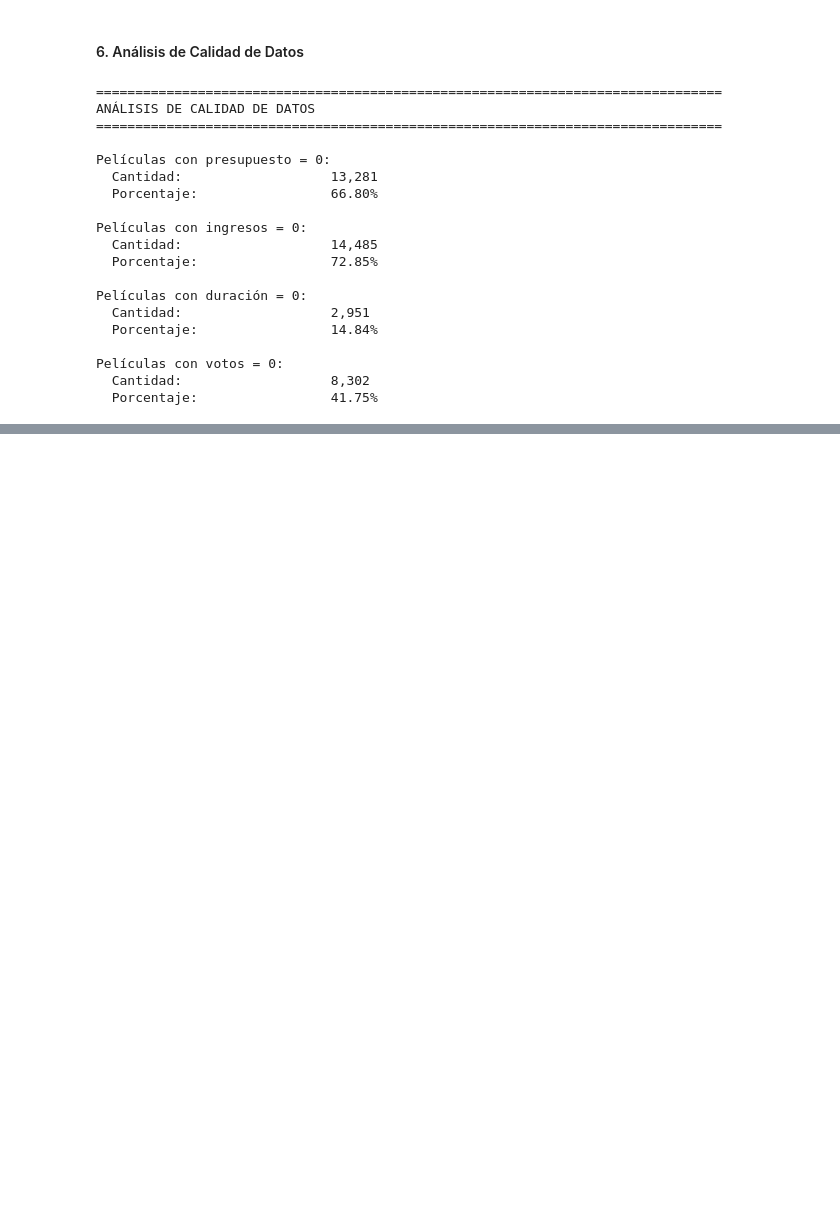
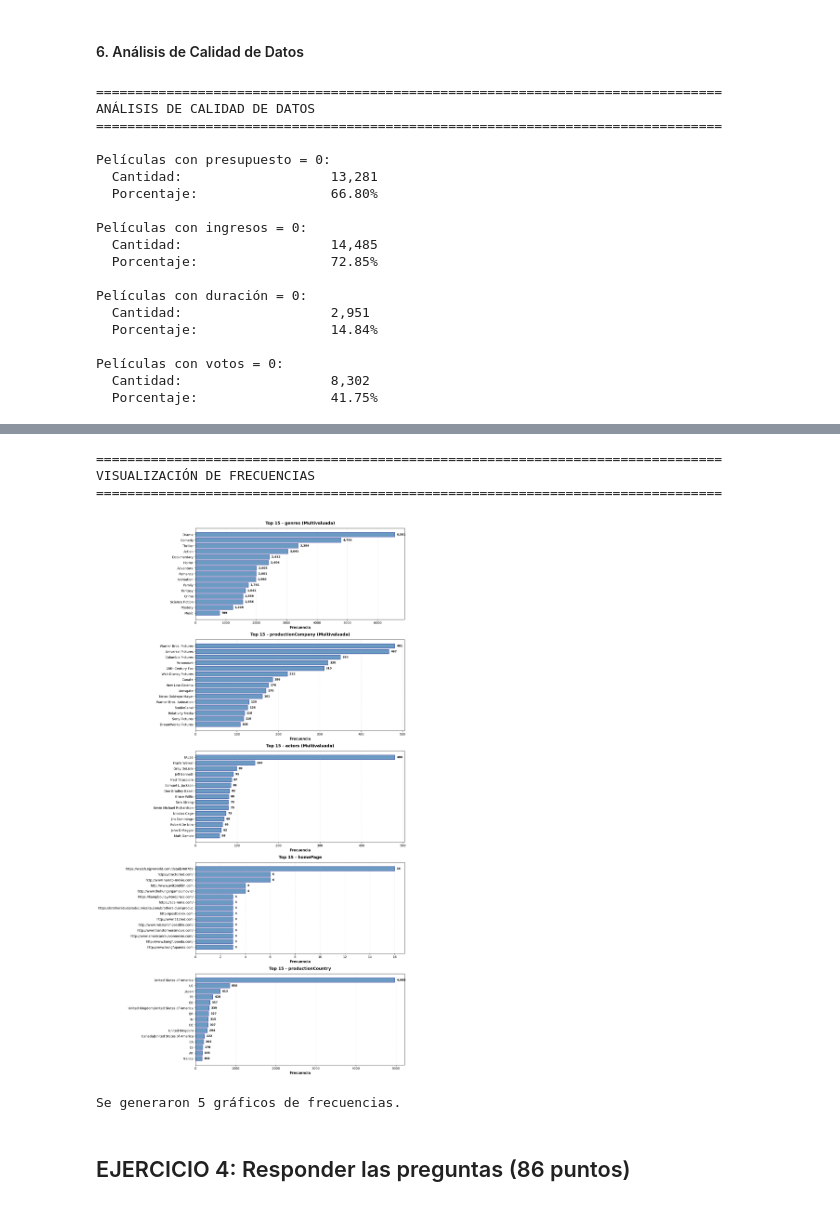
Before and after one commit to jcdiegolopez/MD-LAB01, a Jupyter notebook: main.ipynb, the cells around one changed output, grey strips where cells are left out. Saved outputs shown, nothing was run; the diff lists cells and outputs as text; code cells hidden in the pictures; blank space fills up the shorter version.

```diff
--- a/main.ipynb
+++ b/main.ipynb
@@ -493 +829,80 @@ Películas con votos = 0:
+# %%
+# ============================================================================
+# VISUALIZACIÓN DE VARIABLES CUALITATIVAS
+# ============================================================================
+
+print("\n" + "=" * 80)
+print("VISUALIZACIÓN DE FRECUENCIAS")
+print("=" * 80)
+
+# Seleccionar variables clave para visualizar
+vars_clave_multivaluadas = ['genres', 'productionCompany', 'actors']
+vars_clave_simples = vars_cualitativas_simples[:2] if len(vars_cualitativas_simples) >= 2 else vars_cualitativas_simples
+
+# Combinar variables para graficar
+todas_vars_graficas = []
+
+# Agregar multivaluadas que existen
+for var in vars_clave_multivaluadas:
+    if var in datos.columns:
+        todas_vars_graficas.append(('multivaluada', var))
+
+# Agregar simples
+for var in vars_clave_simples:
+    todas_vars_graficas.append(('simple', var))
+
+if len(todas_vars_graficas) > 0:
+    n_graficos = len(todas_vars_graficas)
+    fig, axes = plt.subplots(n_graficos, 1, figsize=(14, 5 * n_graficos))
+
+    # Si solo hay un gráfico, convertir axes a lista
+    if n_graficos == 1:
+        axes = [axes]
+
+    for i, (tipo, var) in enumerate(todas_vars_graficas):
+        if tipo == 'multivaluada':
+            # Procesar variable multivaluada
+            series_str = datos[var].astype(str)
+            valores = series_str.str.split('|').explode()
+            valores_limpios = valores[valores.str.strip().str.len() > 0]
+            valores_limpios = valores_limpios[valores_limpios != 'nan']
+
+            if len(valores_limpios) > 0:
+                freq = valores_limpios.value_counts().head(15)
+                titulo = f'Top 15 - {var} (Multivaluada)'
+            else:
+                continue
+        else:
+            # Variable simple
+            freq = datos[var].value_counts().head(15)
+            titulo = f'Top 15 - {var}'
+
+        # Crear gráfico de barras horizontales
+        axes[i].barh(range(len(freq)), freq.values, color='steelblue', alpha=0.8, edgecolor='navy')
+        axes[i].set_yticks(range(len(freq)))
+        axes[i].set_yticklabels(freq.index, fontsize=10)
+        axes[i].invert_yaxis()
+        axes[i].set_xlabel('Frecuencia', fontsize=11, fontweight='bold')
+        axes[i].set_title(titulo, fontsize=13, fontweight='bold', pad=12)
+        axes[i].grid(axis='x', alpha=0.3, linestyle='--')
+
+        # Añadir valores en las barras
+        for j, val in enumerate(freq.values):
+            axes[i].text(val + (freq.max() * 0.01), j, f'{val:,}',
+                        va='center', fontsize=9, fontweight='bold')
+
+    plt.tight_layout()
+    plt.show()
+
+    print(f"\nSe generaron {n_graficos} gráficos de frecuencias.")
+else:
+    print("\nNo hay variables cualitativas para graficar.")
+# %% [output]
+================================================================================
+VISUALIZACIÓN DE FRECUENCIAS
+================================================================================
+[figure, added]
+Se generaron 5 gráficos de frecuencias.
+# %% [markdown]
+## EJERCICIO 4: Responder las preguntas (86 puntos)
 # %% [markdown]
```
Also changed, not shown: parts of 35 cells of this notebook.
